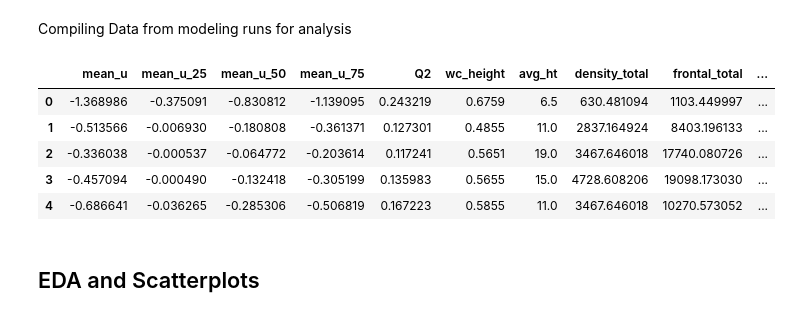
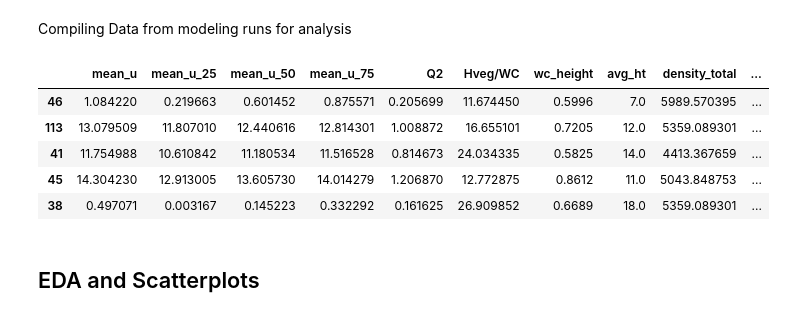
Before and after one commit to AlexandreSeb97/WC-Density-Drag-Vegetation-, a Jupyter notebook: usgs_wc_visualization.ipynb, the cells around one changed output. Saved outputs shown, nothing was run; the diff lists cells and outputs as text; code cells hidden in the pictures.

Commit message:
New Data, visualization and adjustments to model

```diff
--- a/usgs_wc_visualization.ipynb
+++ b/usgs_wc_visualization.ipynb
@@ -11,6 +15,8 @@ import numpy as np
 ### Data Imports
 # %%
 wc_results_path = 'results_data/wc_runs_all.nc'
-input_data_path = 'results_data/usgs_data.csv'
+baseline_path = 'results_data/baseline_wc_full.nc'
+input_data_path = 'results_data/usgs_data_full.csv'
 wc_ds = xr.open_dataset(wc_results_path)
+base_wc_ds = xr.open_dataset(baseline_path)
 df = pd.read_csv(input_data_path)
@@ -17,25 +59,42 @@ df = pd.read_csv(input_data_path)
 # %% [markdown]
 Compiling Data from modeling runs for analysis
 # %%
-df_res = pd.DataFrame({
+df1 = pd.DataFrame({
     'mean_u': ([vel.values.mean() for vel in wc_ds['U Velocity']]),
     'mean_u_25': ([vel[:20].values.mean() for vel in wc_ds['U Velocity']]),
     'mean_u_50': ([vel[:40].values.mean() for vel in wc_ds['U Velocity']]),
     'mean_u_75': ([vel[:60].values.mean() for vel in wc_ds['U Velocity']]),
-    'Q2': ([vel.values.max() for vel in wc_ds['Q2']]),
+    'Q2': ([val.values.max() for val in wc_ds['Q2']]),
+    'Hveg/WC': df['ave_ht']/df['wc_height'],
     'wc_height': df['wc_height'],
     'avg_ht': df['ave_ht'],
     'density_total': df['density_final'],
     'frontal_total': df['frontal_total'],
     'site': df['site'],
+    'run': np.repeat('Vegetated Run',a)
 })
-df_res.head()
+df2 = pd.DataFrame({
+    'mean_u': ([vel.values.mean() for vel in base_wc_ds['U Velocity']]),
+    'mean_u_25': ([vel[:20].values.mean() for vel in base_wc_ds['U Velocity']]),
+    'mean_u_50': ([vel[:40].values.mean() for vel in base_wc_ds['U Velocity']]),
+    'mean_u_75': ([vel[:60].values.mean() for vel in base_wc_ds['U Velocity']]),
+    'Q2': ([val.values.max() for val in base_wc_ds['Q2']]),
+    'Hveg/WC': df['ave_ht']/df['wc_height'],
+    'wc_height': df['wc_height'],
+    'avg_ht': df['ave_ht'],
+    'density_total': df['density_final'],
+    'frontal_total': df['frontal_total'],
+    'site': df['site'],
+    'run': np.repeat('Baseline Run',a)
+})
+dff = pd.concat([df1, df2])
+dff.sample(5)
 # %% [output]
-|  | mean_u | mean_u_25 | mean_u_50 | mean_u_75 | Q2 | wc_height | avg_ht | density_total | frontal_total | ... |
-| 0 | -1.368986 | -0.375091 | -0.830812 | -1.139095 | 0.243219 | 0.6759 | 6.5 | 630.481094 | 1103.449997 | ... |
-| 1 | -0.513566 | -0.006930 | -0.180808 | -0.361371 | 0.127301 | 0.4855 | 11.0 | 2837.164924 | 8403.196133 | ... |
-| 2 | -0.336038 | -0.000537 | -0.064772 | -0.203614 | 0.117241 | 0.5651 | 19.0 | 3467.646018 | 17740.080726 | ... |
-| 3 | -0.457094 | -0.000490 | -0.132418 | -0.305199 | 0.135983 | 0.5655 | 15.0 | 4728.608206 | 19098.173030 | ... |
-| 4 | -0.686641 | -0.036265 | -0.285306 | -0.506819 | 0.167223 | 0.5855 | 11.0 | 3467.646018 | 10270.573052 | ... |
+|  | mean_u | mean_u_25 | mean_u_50 | mean_u_75 | Q2 | Hveg/WC | wc_height | avg_ht | density_total | ... |
+| 46 | 1.084220 | 0.219663 | 0.601452 | 0.875571 | 0.205699 | 11.674450 | 0.5996 | 7.0 | 5989.570395 | ... |
+| 113 | 13.079509 | 11.807010 | 12.440616 | 12.814301 | 1.008872 | 16.655101 | 0.7205 | 12.0 | 5359.089301 | ... |
+| 41 | 11.754988 | 10.610842 | 11.180534 | 11.516528 | 0.814673 | 24.034335 | 0.5825 | 14.0 | 4413.367659 | ... |
+| 45 | 14.304230 | 12.913005 | 13.605730 | 14.014279 | 1.206870 | 12.772875 | 0.8612 | 11.0 | 5043.848753 | ... |
+| 38 | 0.497071 | 0.003167 | 0.145223 | 0.332292 | 0.161625 | 26.909852 | 0.6689 | 18.0 | 5359.089301 | ... |
 # %% [markdown]
 ## EDA and Scatterplots
```
Also changed, not shown: parts of 10 cells of this notebook, 12 other files.
